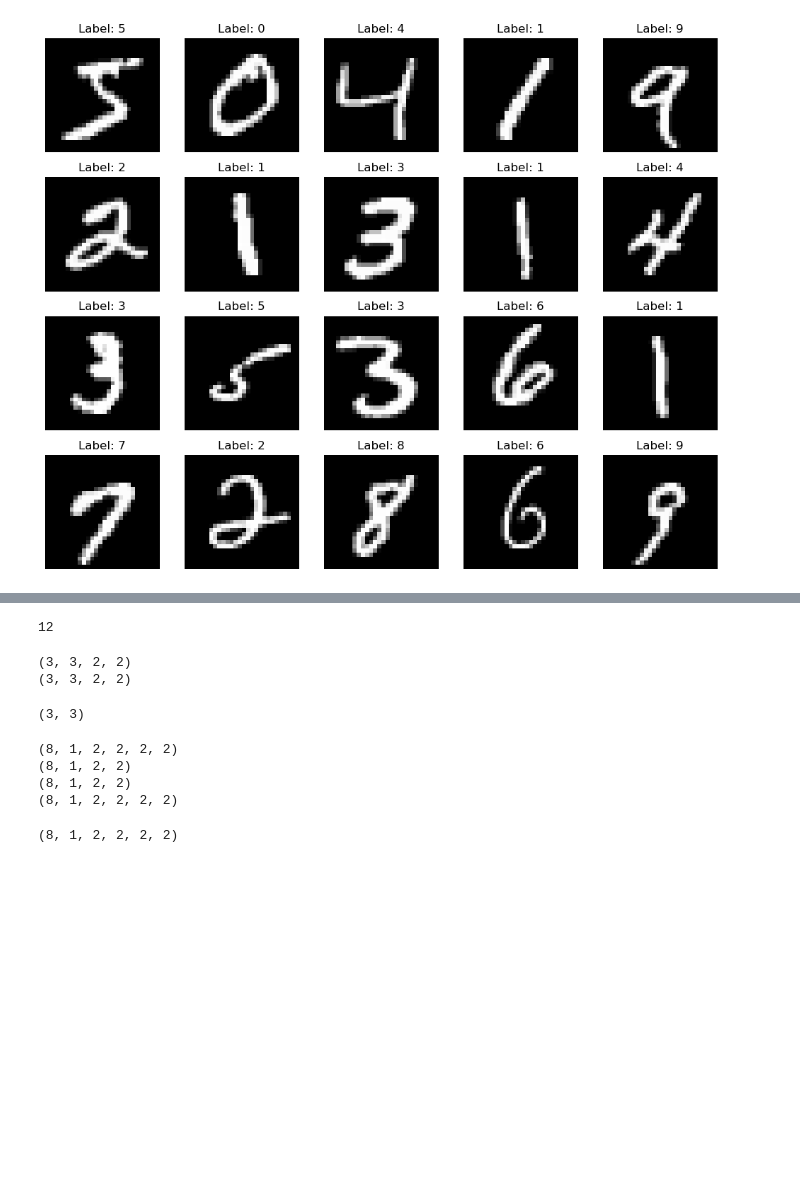
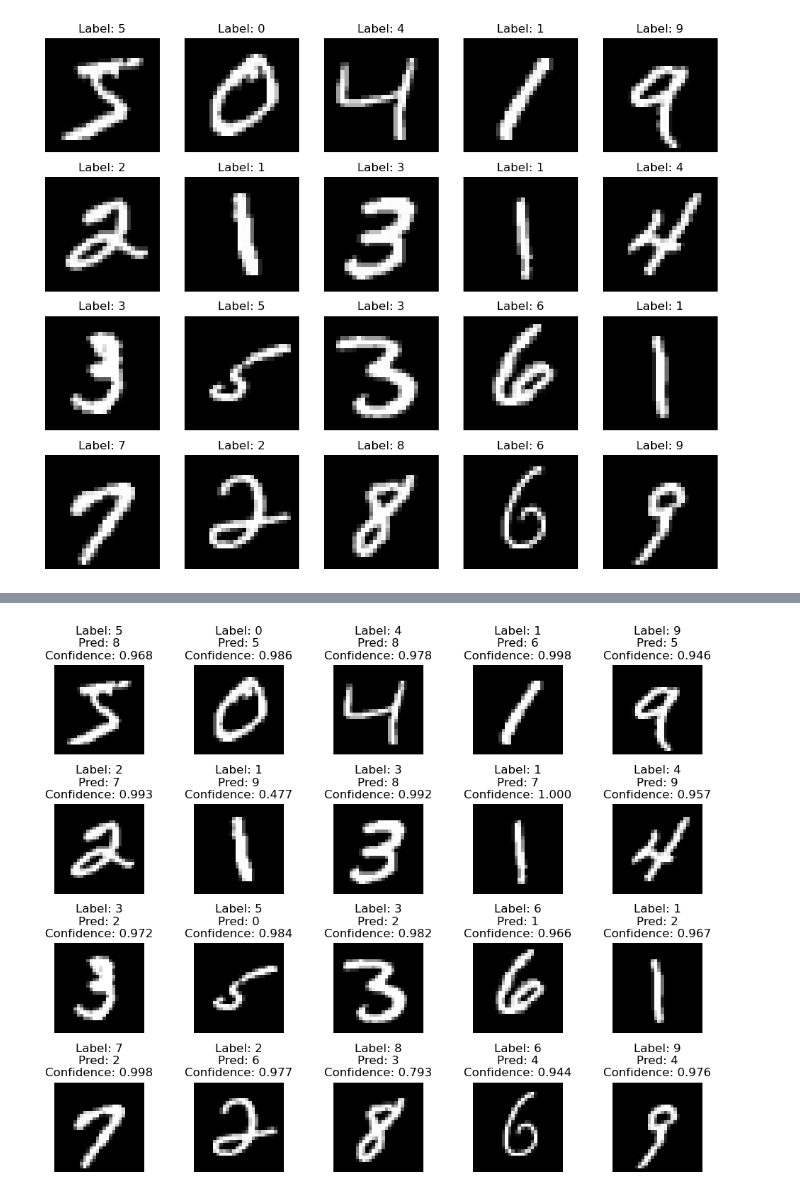
Before and after one commit to elonvg/MLbottomup, a Jupyter notebook: Deep Learning/CNN.ipynb, the cells around one changed output, grey strips where cells are left out. Drawn from its saved outputs; the diff is of its cells as text; code cells hidden in the pictures; blank space fills up the shorter version.

```diff
--- a/Deep Learning/CNN.ipynb
+++ b/Deep Learning/CNN.ipynb
@@ -60,7 +60,7 @@ def show_image_grid(imgs, labels, preds=None, ids=range(20), cols=5):
         ax.axis('off')
         ax.set_title(f"Label: {labels[id]}")
         if preds is not None:
-            ax.set_title(f"Label: {labels[id]}\nPred: {preds[id]:.3f}")
+            ax.set_title(f"Label: {labels[id]}\nPred: {preds[0][id]}\nConfidence: {preds[1][id]:.3f}")
 
     for ax in axes[len(ids):]:
         ax.axis('off')
@@ -202,56 +204,0 @@ show_image_grid(val_img_sample.reshape(20, 28, 28), val_label_sample.reshape(20)
-# %%
-W = np.random.normal(scale=0.01, size=[2, 2, 3])
-
-W.size
-# %% [output]
-12
-# %%
-import numpy as np
-from numpy.lib.stride_tricks import sliding_window_view
-
-x = np.ones([4, 4])
-
-k = np.random.normal(size=[2, 2])
-
-v = sliding_window_view(x, [2, 2])
-
-print(v.shape)
-
-
-fm = np.dot(v, k)
-fm = v * k
-print(fm.shape)
-fm = np.sum(fm, axis=(-2, -1))
-fm.shape
-# %% [output]
-(3, 3, 2, 2)
-(3, 3, 2, 2)
-(3, 3)
-# %%
-import numpy as np
-from numpy.lib.stride_tricks import sliding_window_view
-
-x = np.ones([8, 1, 4, 4])
-
-
-k = np.random.normal(size=[5, 1, 2, 2]) # out_channel, in_channel, size, size
-
-v = sliding_window_view(x, window_shape=[2, 2], axis=[2, 3])
-v = v[:, :, ::2, ::2, :, :]
-print(v.shape)
-
-fm = np.amax(v, axis=(4, 5))
-print(fm.shape)
-
-# fm = np.transpose(fm, (0, 3, 1, 2))
-
-print(fm.shape)
-
-max_mask = v == fm[:, :, :, :, None, None] # Max mask for backprop
-
-print(max_mask.shape)
-# %% [output]
-(8, 1, 2, 2, 2, 2)
-(8, 1, 2, 2)
-(8, 1, 2, 2)
-(8, 1, 2, 2, 2, 2)
@@ -272,4 +205,11 @@ for i in range(fm_rows):
-# %%
-print(grad_windows.shape)
-# %% [output]
-(8, 1, 2, 2, 2, 2)
+# %%
+val_preds = evaluate(network, val_imgs[0:20])
+
+index = np.argmax(val_preds, axis=1)
+prob = np.max(val_preds, axis=1)
+
+preds = index, prob
+
+show_image_grid(imgs, labels, preds=preds, ids=range(20), cols=5)
+# %% [output]
+[figure, added]
```
Also changed, not shown: parts of 8 cells of this notebook, 8 other files.
